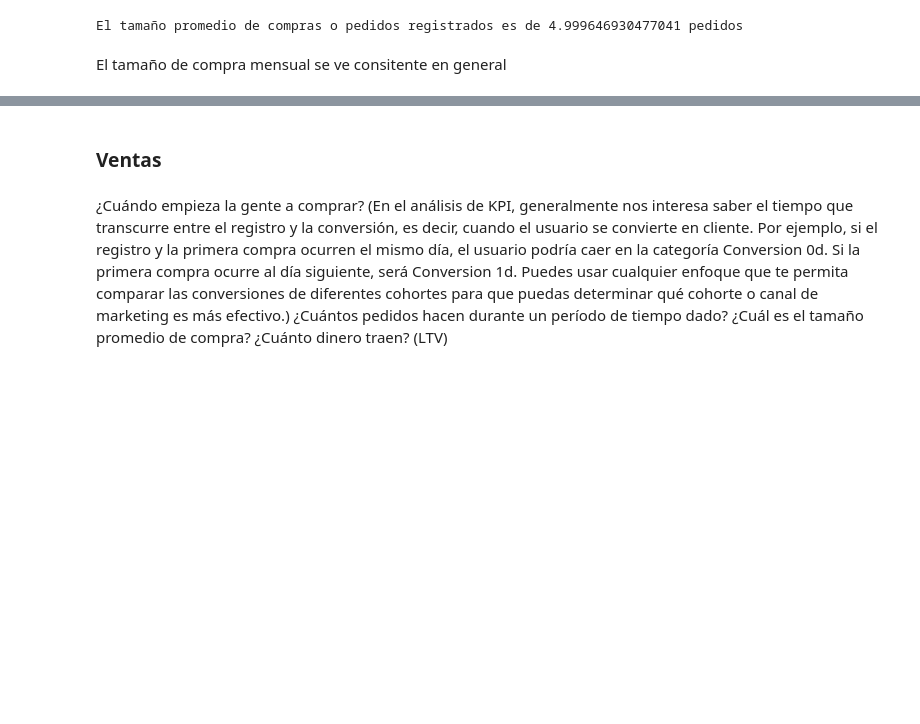
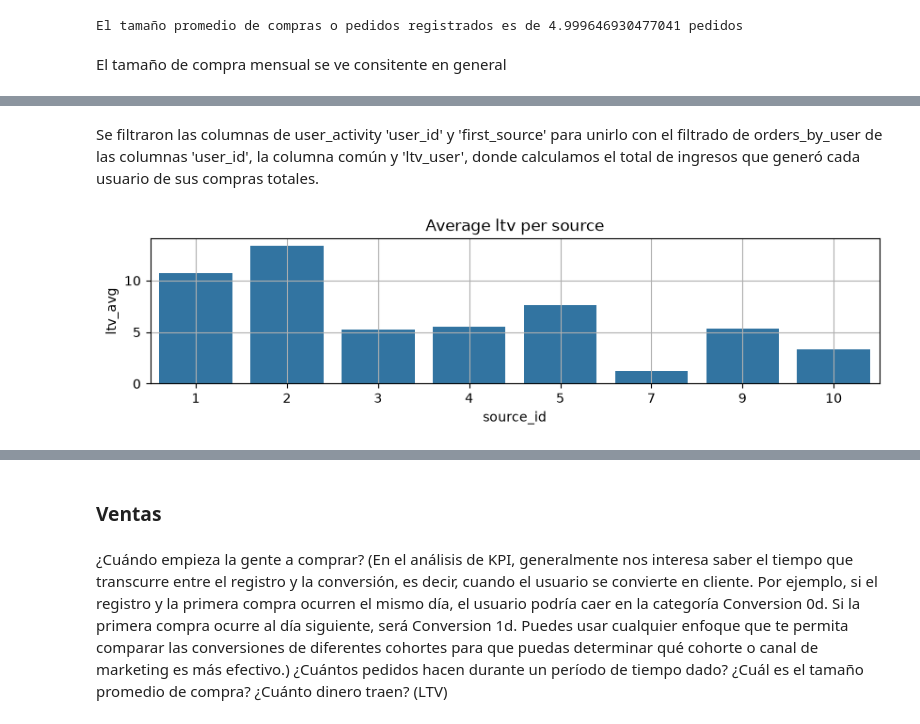
Before and after one commit to marcb-97/showz_project, a Jupyter notebook: showz.ipynb, the cells around one changed output, grey strips where cells are left out. Drawn from its saved outputs; the diff is of its cells as text; code cells hidden in the pictures; blank space fills up the shorter version.

```diff
--- a/showz.ipynb
+++ b/showz.ipynb
@@ -738,0 +804,10 @@ El tamaño de compra mensual se ve consitente en general
+# %%
+#unir la información por usuario de pedidos con user_activity
+#ingresos de las fuentes
+user_ltv_source = user_activity[['user_id', 'first_source']].merge(
+    orders_by_user[['user_id', 'ltv_user']],
+    on='user_id',
+    how='left'
+)
+#mostrar
+print(user_ltv_source)
@@ -738,0 +829,9 @@ El tamaño de compra mensual se ve consitente en general
+# %%
+#calcular compradores por fuente, los que tienen ltv_user no nulo.
+buyers_by_source = user_ltv_source[user_ltv_source['ltv_user'].notna()].groupby('first_source').agg(
+    n_buyers = ('user_id','nunique'),
+    ltv_avg = ('ltv_user', 'mean')
+).reset_index()
+#cambiar nombre de columna.
+buyers_by_source = buyers_by_source.rename(columns={'first_source':'source_id'})
+print(buyers_by_source)
@@ -738,0 +848,12 @@ El tamaño de compra mensual se ve consitente en general
+# %% [markdown]
+Se filtraron las columnas de user_activity 'user_id' y 'first_source' para unirlo con el filtrado de orders_by_user de las columnas 'user_id', la columna común y 'ltv_user', donde calculamos el total de ingresos que generó cada usuario de sus compras totales.
+# %%
+#Visualizacion de tamaño de compra(ingresos) promedio por cada fuente
+plt.figure(figsize=(10,2))
+#Gráfico de barras
+sns.barplot(data=buyers_by_source, x='source_id', y='ltv_avg')
+plt.title('Average ltv per source')
+plt.grid(True)
+plt.show()
+# %% [output]
+[figure, added]
```
Also changed, not shown: parts of 17 cells of this notebook.
